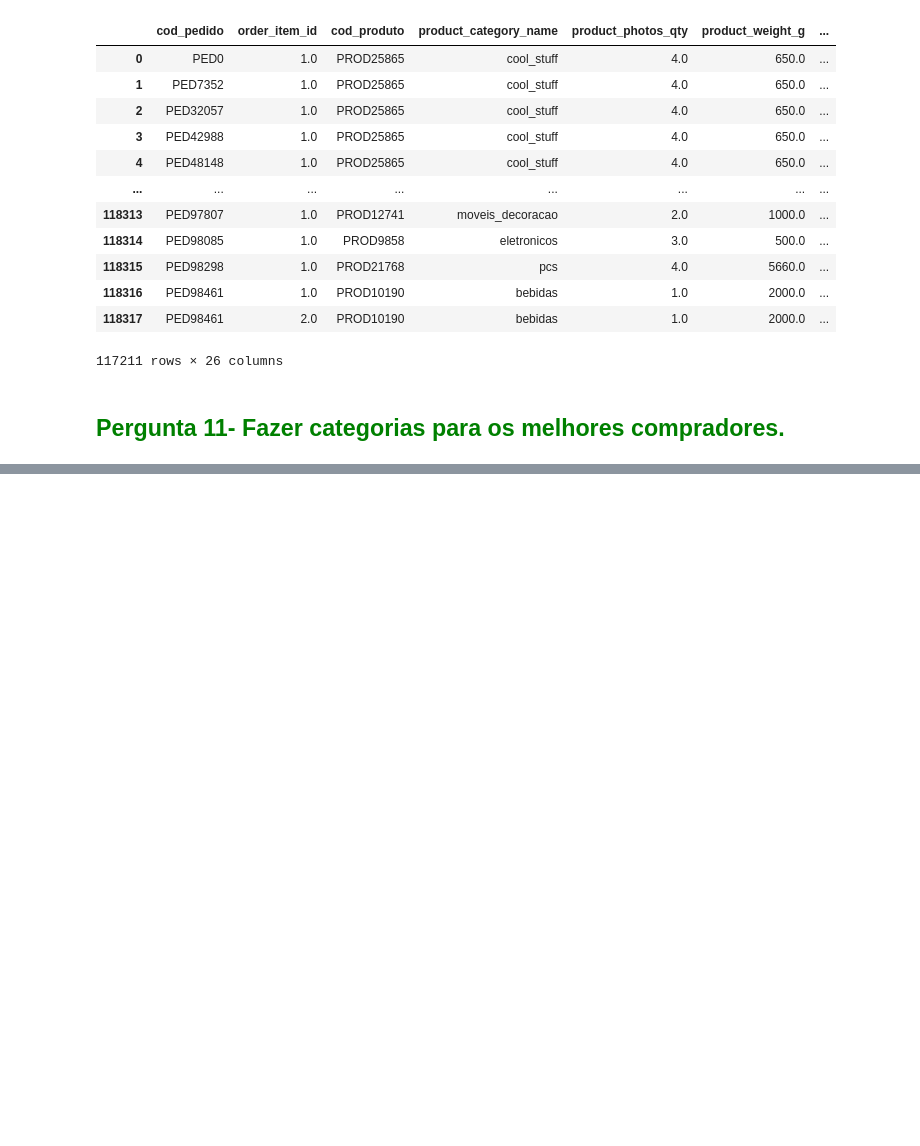
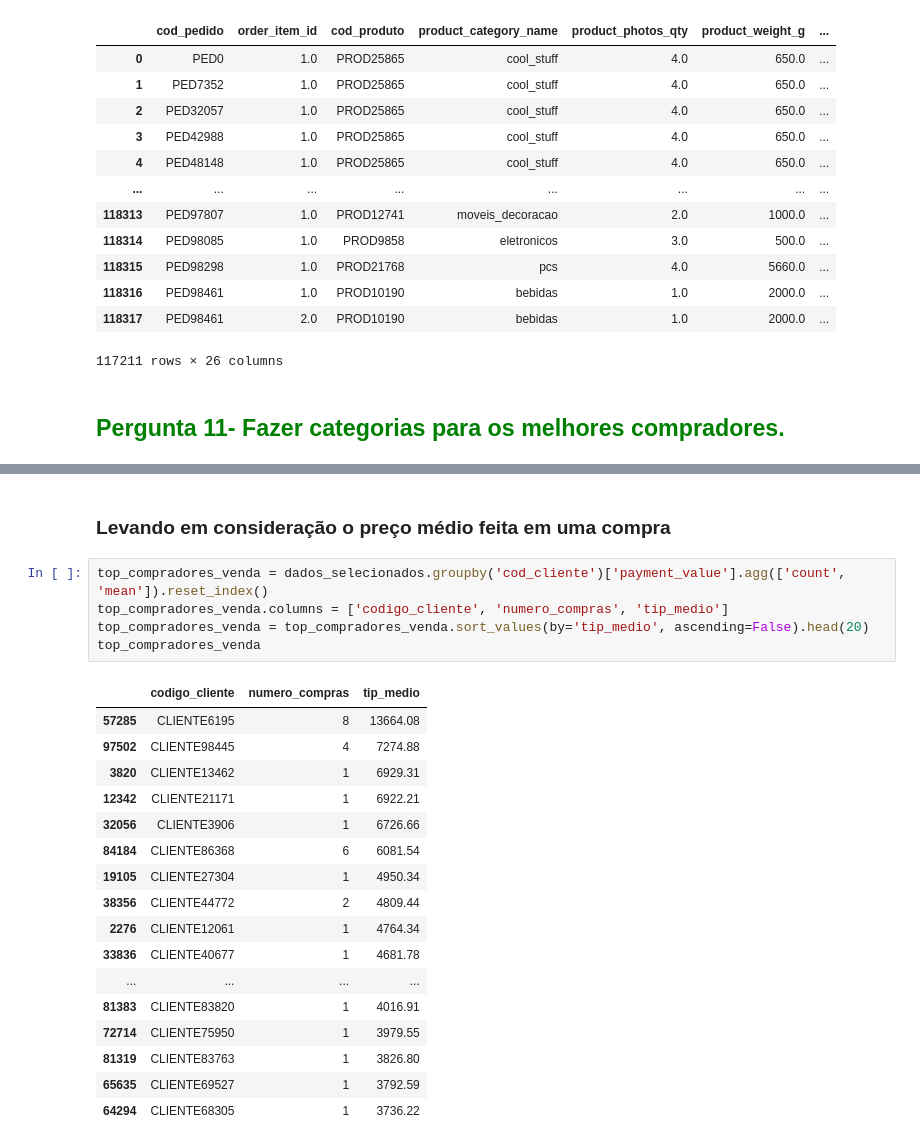
Before and after one commit to RenandeFraga/ProjetoPandasADA, a Jupyter notebook: Análise (1) (3).ipynb, the cells around one changed output, grey strips where cells are left out. Saved outputs shown, nothing was run; the diff lists cells and outputs as text; blank space fills up the shorter version.

```diff
--- a/Análise (1) (3).ipynb
+++ b/Análise (1) (3).ipynb
@@ -1019,0 +1144,25 @@ dados_selecionados
+# %% [markdown]
+<h3> Levando em consideração o preço médio feita em uma compra </h3>
+# %%
+top_compradores_venda = dados_selecionados.groupby('cod_cliente')['payment_value'].agg(['count', 'mean']).reset_index()
+top_compradores_venda.columns = ['codigo_cliente', 'numero_compras', 'tip_medio']
+top_compradores_venda = top_compradores_venda.sort_values(by='tip_medio', ascending=False).head(20)
+top_compradores_venda
+# %% [output]
+|  | codigo_cliente | numero_compras | tip_medio |
+| 57285 | CLIENTE6195 | 8 | 13664.08 |
+| 97502 | CLIENTE98445 | 4 | 7274.88 |
+| 3820 | CLIENTE13462 | 1 | 6929.31 |
+| 12342 | CLIENTE21171 | 1 | 6922.21 |
+| 32056 | CLIENTE3906 | 1 | 6726.66 |
+| 84184 | CLIENTE86368 | 6 | 6081.54 |
+| 19105 | CLIENTE27304 | 1 | 4950.34 |
+| 38356 | CLIENTE44772 | 2 | 4809.44 |
+| 2276 | CLIENTE12061 | 1 | 4764.34 |
+| 33836 | CLIENTE40677 | 1 | 4681.78 |
+| ... | ... | ... | ... |
+| 81383 | CLIENTE83820 | 1 | 4016.91 |
+| 72714 | CLIENTE75950 | 1 | 3979.55 |
+| 81319 | CLIENTE83763 | 1 | 3826.80 |
+| 65635 | CLIENTE69527 | 1 | 3792.59 |
+| 64294 | CLIENTE68305 | 1 | 3736.22 |
```
Also changed, not shown: parts of 18 cells of this notebook.
